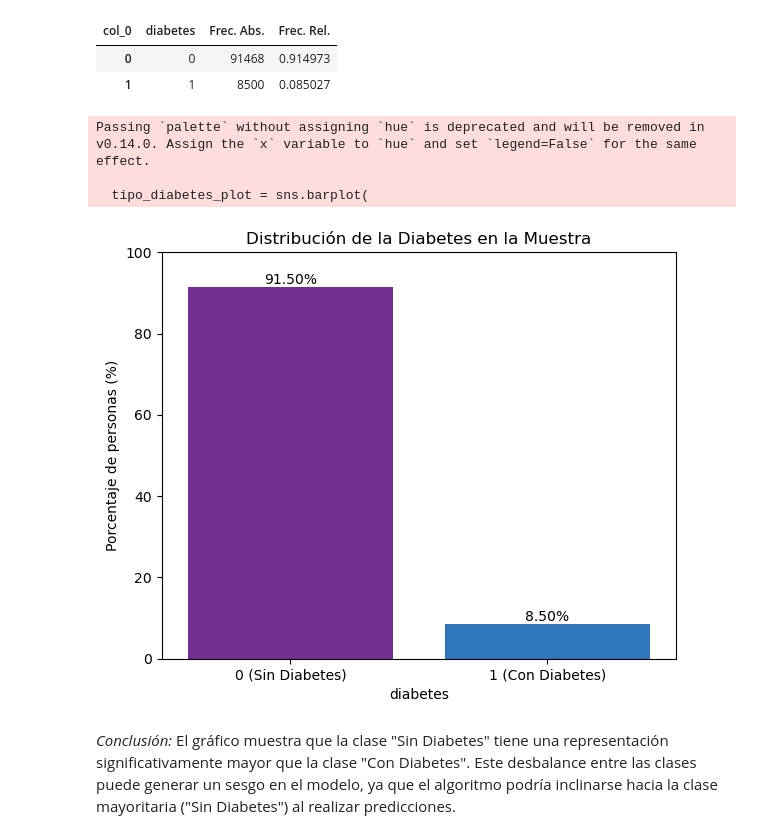
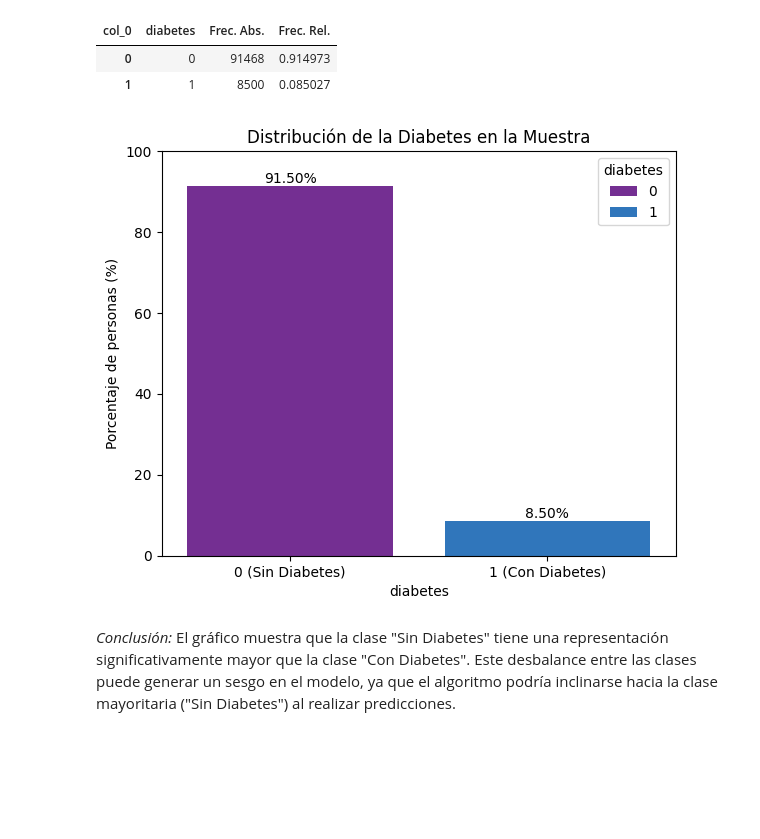
Before and after one commit to JuanMarting/EDA, a Jupyter notebook: Trabajo_final_EDA.ipynb, the cells around one changed output. Saved outputs shown, nothing was run; the diff lists cells and outputs as text; code cells hidden in the pictures; blank space fills up the shorter version.

```diff
--- a/Trabajo_final_EDA.ipynb
+++ b/Trabajo_final_EDA.ipynb
@@ -381,7 +381,8 @@ tabla_smoking
 frec_smoking = sns.barplot(
     y=tabla_smoking['smoking_history'],
     x=tabla_smoking["Frec. Rel."] * 100,
-    palette=["#B39DDB", "#90CAF9", "#A5D6A7", "#81D4FA", "#FFCDD2", "#FFEB3B"]
+    palette=["#B39DDB", "#90CAF9", "#A5D6A7", "#81D4FA", "#FFCDD2", "#FFEB3B"],
+    hue=tabla_smoking['smoking_history']
 )
 
 for container in frec_smoking.containers:
@@ -415,9 +413,9 @@ tabla_race
 tipo_race = sns.barplot(
     y=tabla_race['race'],
     x=tabla_race["Frec. Rel."] * 100,
-    palette = ["#7B1FA2", "#1976D2", "#388E3C", "#0288D1", "#F44336", "#FF9800"]
+    palette = ["#7B1FA2", "#1976D2", "#388E3C", "#0288D1", "#F44336"],
+    hue=tabla_race['race']
 )
-
 for container in tipo_race.containers:
     tipo_race.bar_label(container, label_type='edge', fmt='%.2f%%')
 tipo_race.xaxis.set_major_formatter(mtick.PercentFormatter(xmax=100))
@@ -464,37 +459,34 @@ tipo_diabetes
 | 1 | 1 | 8500 | 0.085027 |
 # %%
 #Gráfica de barras para visualizar la proporción de los datos de diabetes en la muestra
+
 import seaborn as sns
 import matplotlib.pyplot as plt
 import matplotlib.ticker as mtick
 
 tipo_diabetes = df['diabetes'].value_counts(normalize=True).reset_index()
 tipo_diabetes.columns = ['diabetes', 'Frec. Rel.']
 
 plt.figure(figsize=(6, 5))
 tipo_diabetes_plot = sns.barplot(
     x=tipo_diabetes["diabetes"],
     y=tipo_diabetes["Frec. Rel."] * 100,
-    palette=["#7B1FA2", "#1976D2"]
+    palette=["#7B1FA2", "#1976D2"],
+    hue=tipo_diabetes["diabetes"]  # Asignar la variable diabetes a hue
 )
-
 
 for container in tipo_diabetes_plot.containers:
     tipo_diabetes_plot.bar_label(container, label_type='edge', fmt='%.2f%%')
-
 
 plt.xticks([0, 1], ["0 (Sin Diabetes)", "1 (Con Diabetes)"])
 tipo_diabetes_plot.set_ylim(0, 100)
 tipo_diabetes_plot.set_ylabel('Porcentaje de personas (%)')
 tipo_diabetes_plot.set_title('Distribución de la Diabetes en la Muestra')
 
 plt.tight_layout()
 plt.show()
 # %% [output]
-Passing `palette` without assigning `hue` is deprecated and will be removed in v0.14.0. Assign the `x` variable to `hue` and set `legend=False` for the same effect.
-
-  tipo_diabetes_plot = sns.barplot(
-[figure, old version]
+[figure, new version]
 # %% [markdown]
 *Conclusión:* El gráfico muestra que la clase "Sin Diabetes" tiene una representación significativamente mayor que la clase "Con Diabetes". Este desbalance entre las clases puede generar un sesgo en el modelo, ya que el algoritmo podría inclinarse hacia la clase mayoritaria ("Sin Diabetes") al realizar predicciones.
 # %% [markdown]
```
Also changed, not shown: parts of 13 cells of this notebook.
